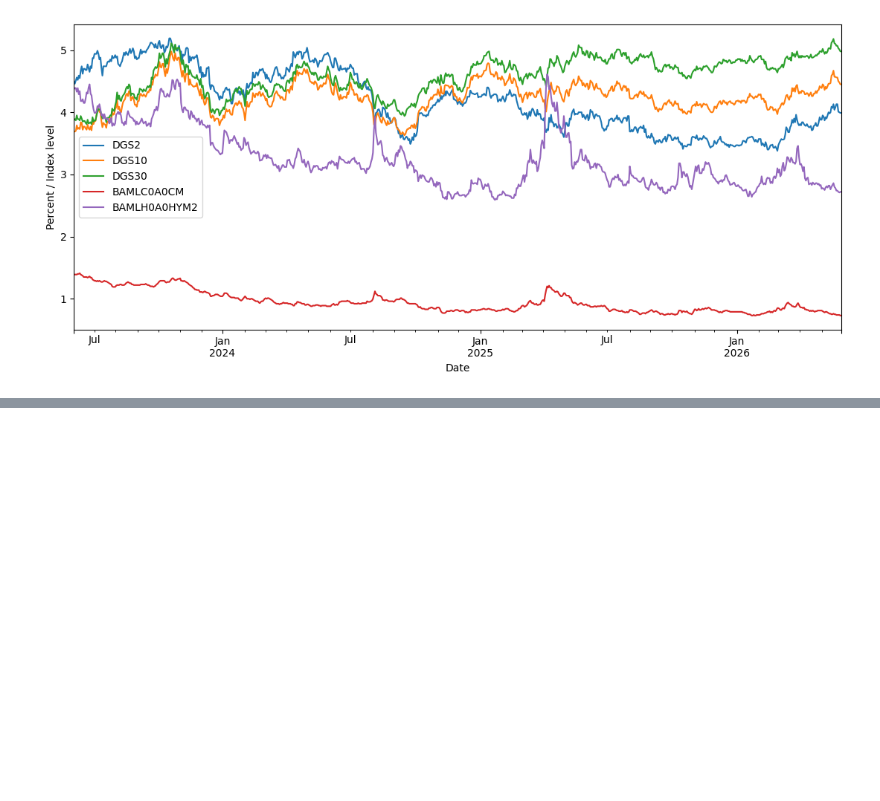
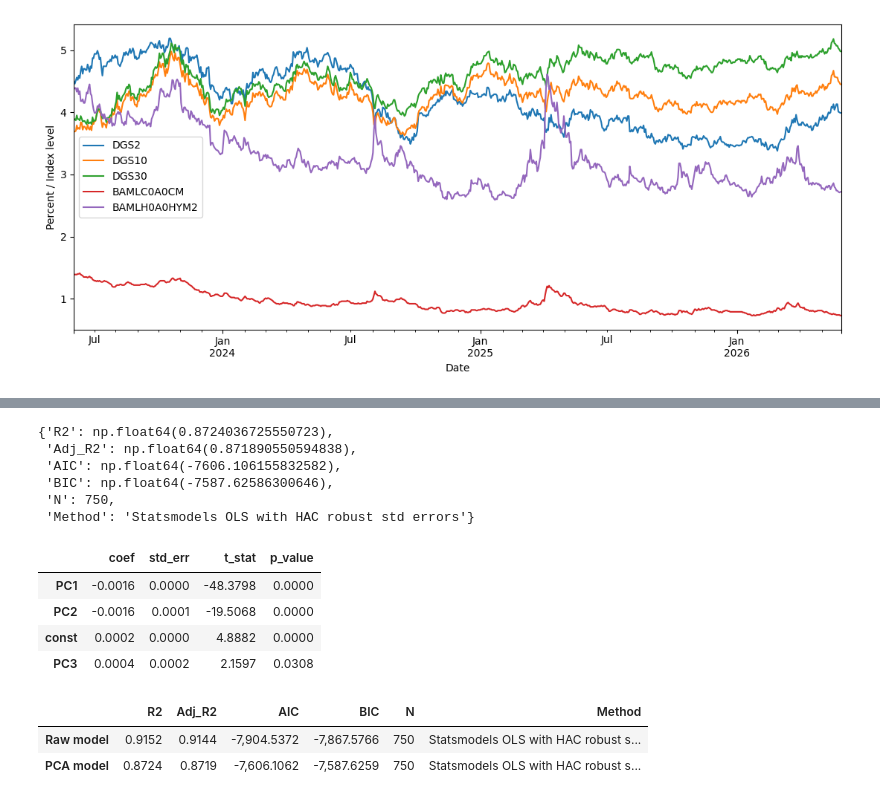
Before and after one commit to niranjanrao13/FixedIncomePortfolio-Analysis, a Jupyter notebook: notebooks/risk_analysis.ipynb, the cells around one changed output, grey strips where cells are left out. Drawn from its saved outputs; the diff is of its cells as text; code cells hidden in the pictures; blank space fills up the shorter version.

```diff
--- a/notebooks/risk_analysis.ipynb
+++ b/notebooks/risk_analysis.ipynb
@@ -334,0 +435,31 @@ Portfolio_Return             1.0000
+# %%
+threshold = 0.80
+n_pcs = int(np.searchsorted(cum_explained.values,threshold)+1)
+n_pcs = max(1, min(n_pcs, 5, pca_scores.shape[1]))
+
+selected_pcs = pc_names[:n_pcs]
+pc_X = pca_scores[selected_pcs].dropna()
+pc_y = model_data.loc[pc_X.index, "Portfolio_Return"]
+
+pc_model, pc_coef_table, pc_metrics = fit_ols_model(pc_y, pc_X)
+display(pc_metrics)
+display(pc_coef_table.sort_values('p_value',na_position='last'))
+# %% [output]
+{'R2': np.float64(0.8724036725550723),
+ 'Adj_R2': np.float64(0.871890550594838),
+ 'AIC': np.float64(-7606.106155832582),
+ 'BIC': np.float64(-7587.62586300646),
+ 'N': 750,
+ 'Method': 'Statsmodels OLS with HAC robust std errors'}
+|  | coef | std_err | t_stat | p_value |
+| PC1 | -0.0016 | 0.0000 | -48.3798 | 0.0000 |
+| PC2 | -0.0016 | 0.0001 | -19.5068 | 0.0000 |
+| const | 0.0002 | 0.0000 | 4.8882 | 0.0000 |
+| PC3 | 0.0004 | 0.0002 | 2.1597 | 0.0308 |
+# %%
+comparison = pd.DataFrame([raw_metrics,pc_metrics],index=['Raw model', 'PCA model'])
+display(comparison)
+# %% [output]
+|  | R2 | Adj_R2 | AIC | BIC | N | Method |
+| Raw model | 0.9152 | 0.9144 | -7,904.5372 | -7,867.5766 | 750 | Statsmodels OLS with HAC robust s... |
+| PCA model | 0.8724 | 0.8719 | -7,606.1062 | -7,587.6259 | 750 | Statsmodels OLS with HAC robust s... |
```
Also changed, not shown: parts of 7 cells of this notebook.
